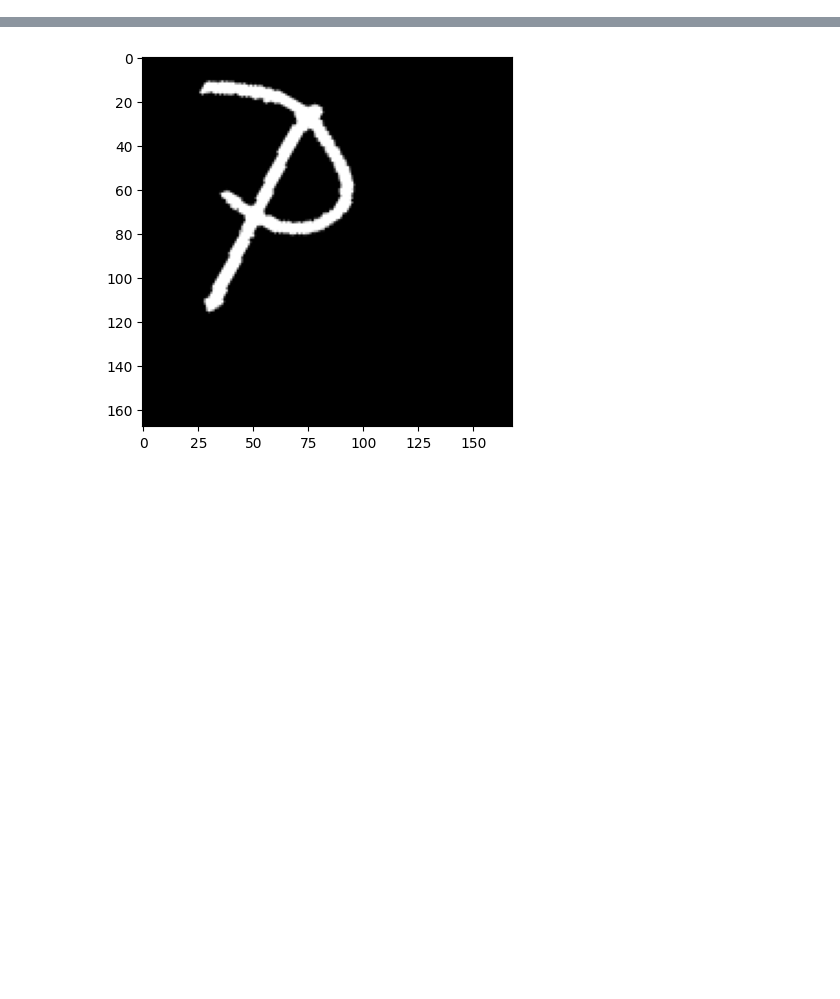
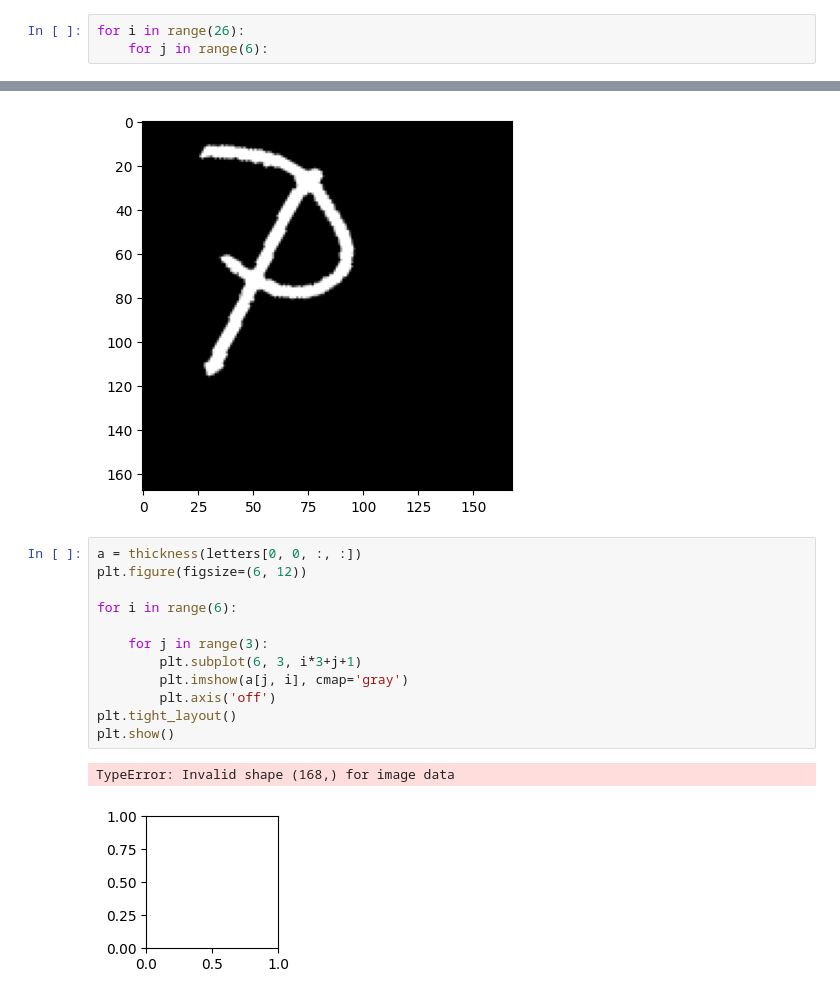
Before and after one commit to rmlan/iml, a Jupyter notebook: segmentation_and_augmentation.ipynb, the cells around one changed output, grey strips where cells are left out. Cells and saved outputs as stored; diff of their text form; blank space fills up the shorter version.

```diff
--- a/segmentation_and_augmentation.ipynb
+++ b/segmentation_and_augmentation.ipynb
@@ -134,3 +275,6 @@ At this point, we have 168x168, binary (each pixel is either 1 or 0) images of t
+# %%
+for i in range(26):
+    for j in range(6):
 # %%
 
 a = letters[15, 0, :, :]
@@ -142,4 +286,19 @@ plt.imshow(rotated, cmap='gray')
 plt.show()
 # %% [output]
 [figure]
+# %%
+a = thickness(letters[0, 0, :, :])
+plt.figure(figsize=(6, 12))
+
+for i in range(6):
+
+    for j in range(3):
+        plt.subplot(6, 3, i*3+j+1)
+        plt.imshow(a[j, i], cmap='gray')
+        plt.axis('off')
+plt.tight_layout()
+plt.show()
+# %% [output]
+TypeError: Invalid shape (168,) for image data
+[figure, added]
 # %%
```
Also changed, not shown: parts of 8 cells of this notebook, 1 other file.
